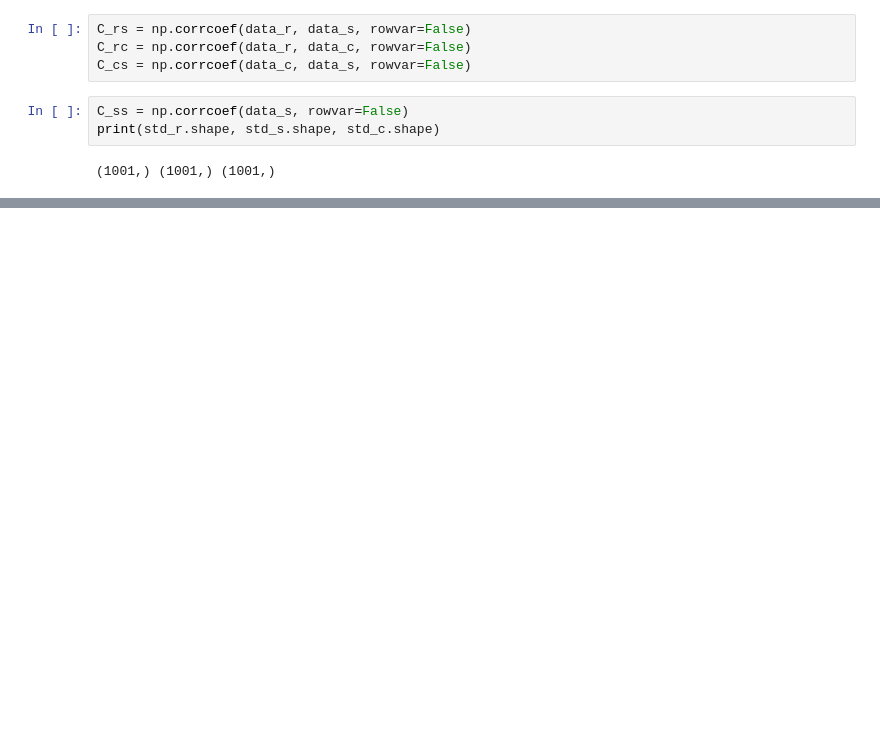
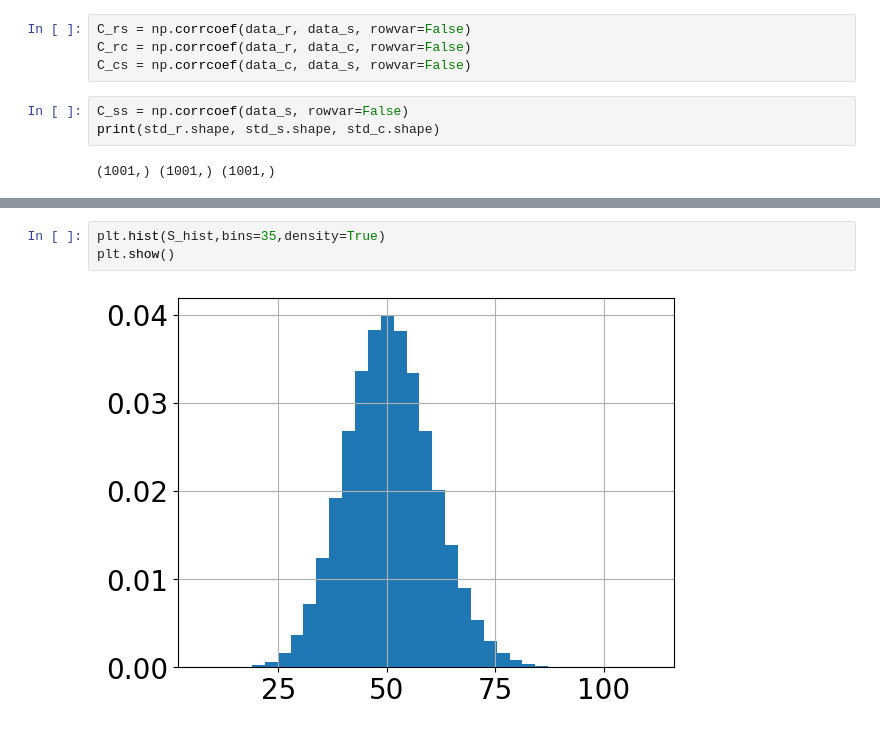
Before and after one commit to yfardella/Gillespie, a Jupyter notebook: Simple_plot_copy.ipynb, the cells around one changed output, grey strips where cells are left out. Cells and saved outputs as stored; diff of their text form; blank space fills up the shorter version.

```diff
--- a/Simple_plot_copy.ipynb
+++ b/Simple_plot_copy.ipynb
@@ -186,0 +266,5 @@ plt.show()
+# %%
+plt.hist(S_hist,bins=35,density=True)
+plt.show()
+# %% [output]
+[figure, added]
```
Also changed, not shown: parts of 23 cells of this notebook, 4 other files.
